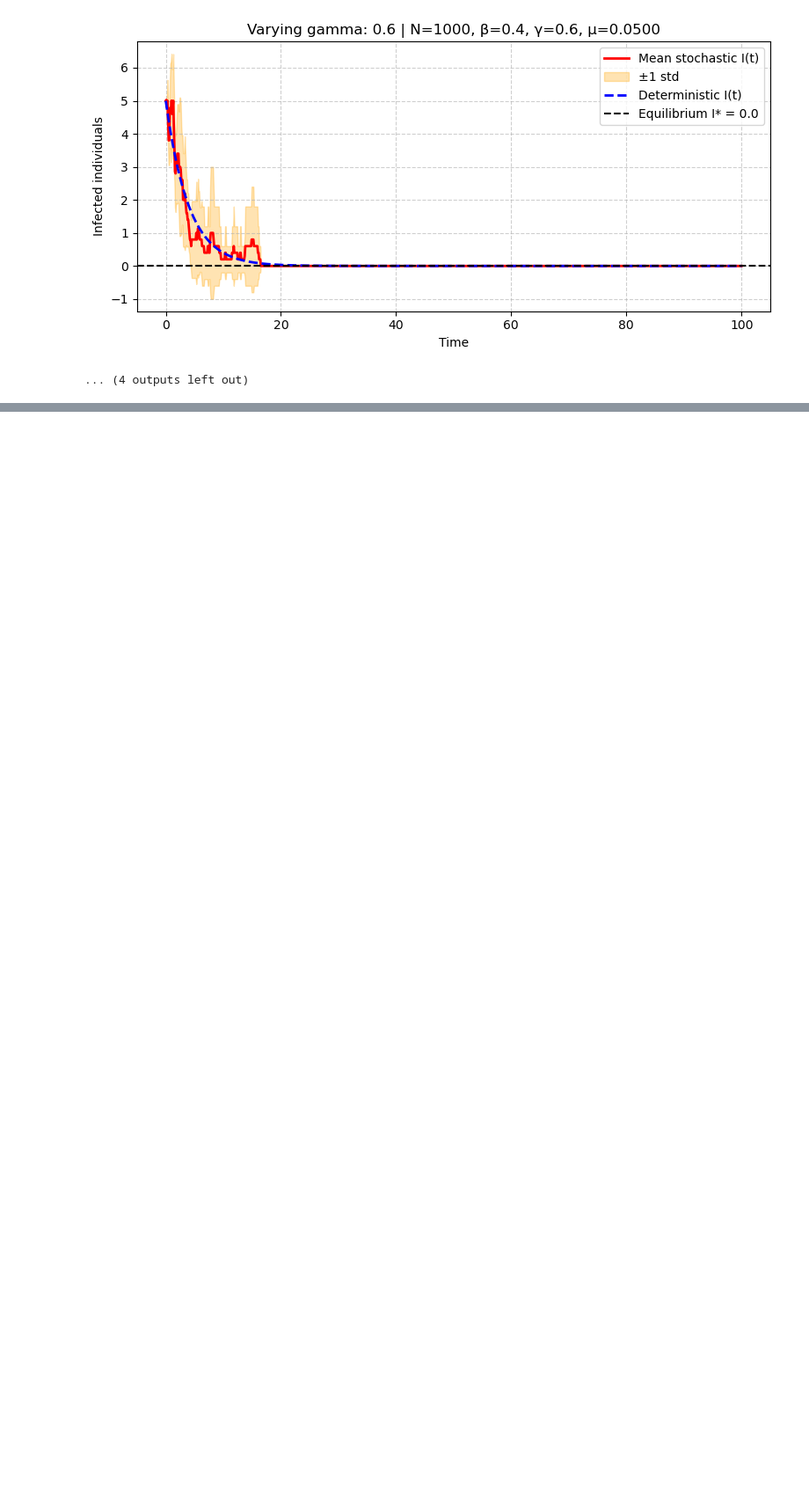
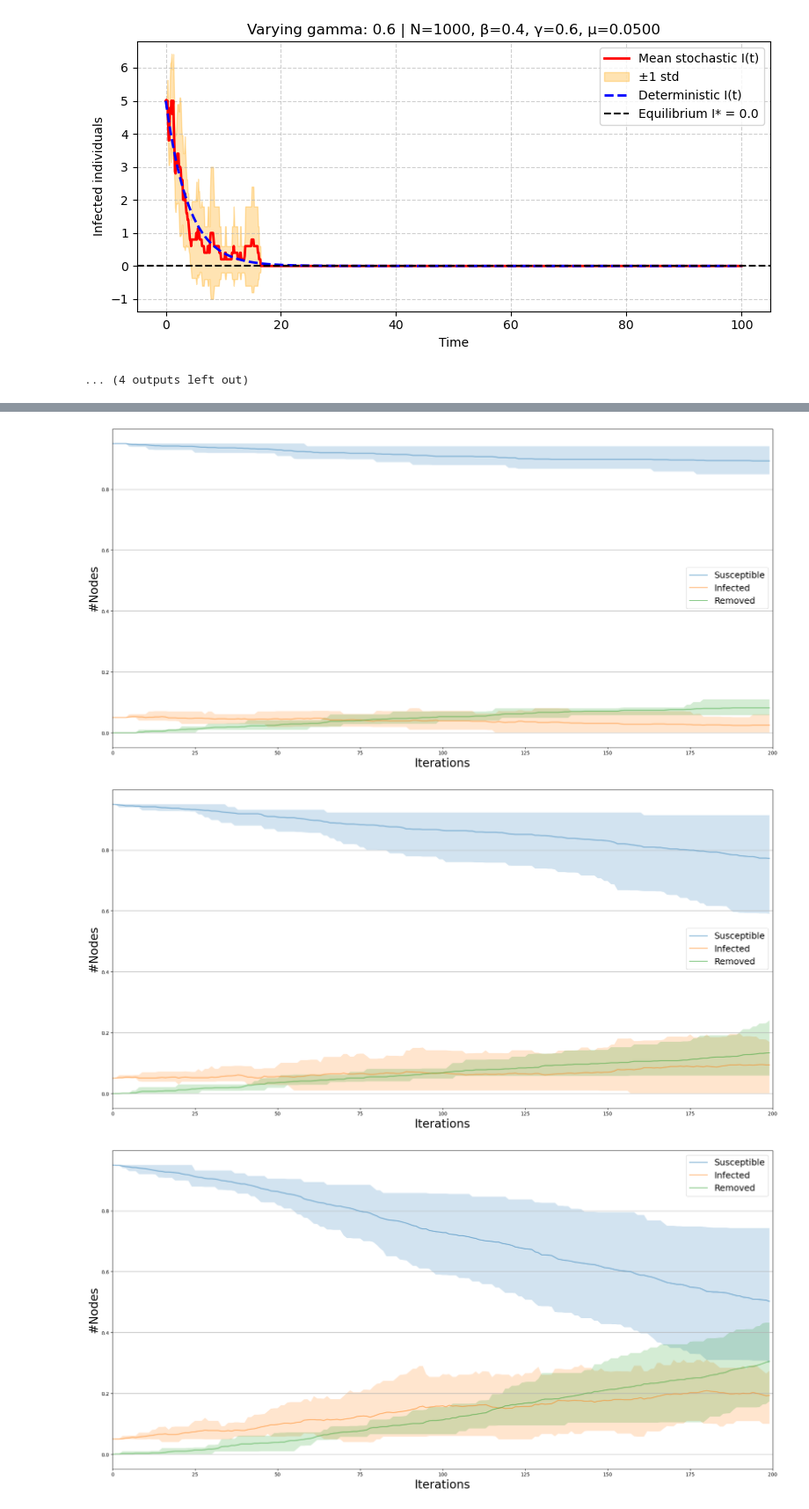
Before and after one commit to Jensen-25/intro_comp_sc_ass2, a Jupyter notebook: Version_jensen.ipynb, the cells around one changed output, grey strips where cells are left out. Shown at 88% size. Saved outputs shown, nothing was run; the diff lists cells and outputs as text; code cells hidden in the pictures; blank space fills up the shorter version.

```diff
--- a/Version_jensen.ipynb
+++ b/Version_jensen.ipynb
@@ -451,0 +485,39 @@ plot_stochastic_resonance(results_mu, t_grid, N, beta, gamma, mu, vary='mu')
+# %%
+def model_configurator(model_type, beta, gamma, infected_initial):
+    model = ep.SIRModel(model_type)
+
+    # configuration of model parameters
+    config = mc.Configuration()
+    config.add_model_parameter('beta', beta)
+    config.add_model_parameter('gamma', gamma)
+    config.add_model_parameter("fraction_infected", infected_initial)
+
+    # provide initial status
+    model.set_initial_status(config)
+
+    # execution_number = number of runs
+    # iteration_number = number of timestamps
+    # infection_sets = node list with initial infected nodes
+    # nprocesses = cpu parameters
+    trends = multi_runs(model, execution_number=10, iteration_number=200, infection_sets=None, nprocesses=4)
+    return model, trends
+# %%
+# create datastructure to store different models
+erdos_models = []
+
+# create the 3 distinct models
+erdos_parameters = [0.1, 0.2, 0.25, 0.5, 0.75, 1.0]
+
+for i in range(len(erdos_parameters)):
+    erdos = nx.erdos_renyi_graph(100, erdos_parameters[i])
+    erdos_models.append(erdos)
+
+# plot the models
+for model_type in erdos_models:
+    model, trends = model_configurator(model_type, 0.001, 0.01, 0.05)
+    viz = DiffusionTrend(model, trends)
+    viz.plot()
+# %% [output]
+[figure, added]
+[figure, added]
+[figure, added]
```
Also changed, not shown: parts of 9 cells of this notebook.
